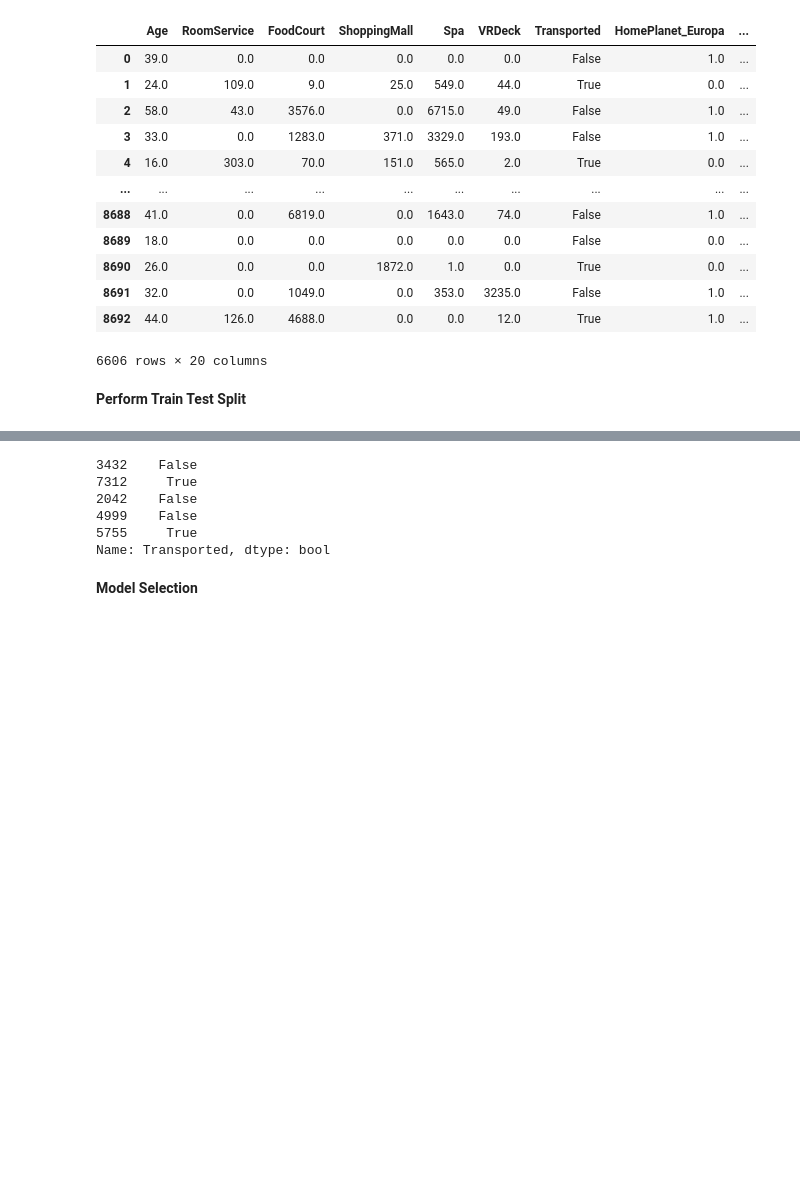
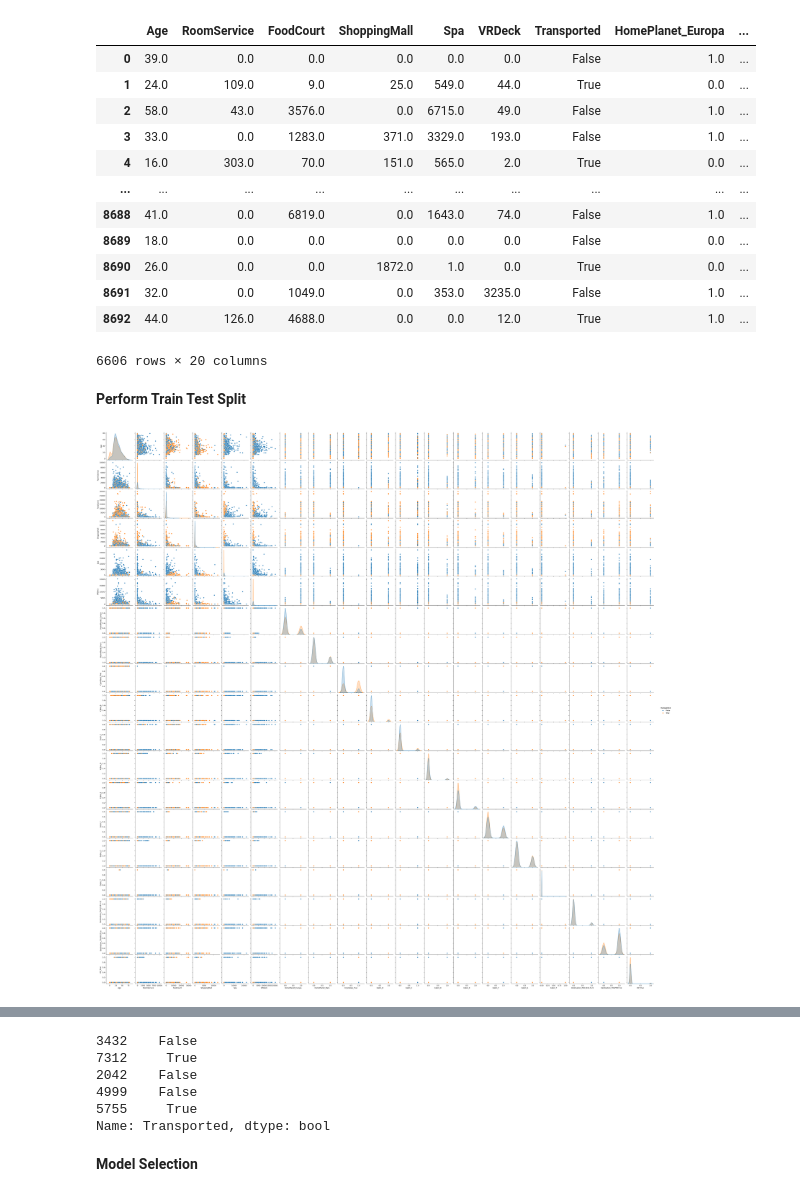
Before and after one commit to data-bootcamp-v4/lab-feature-engineering, a Jupyter notebook: lab-feature_eng.ipynb, the cells around one changed output, grey strips where cells are left out. Drawn from its saved outputs; the diff is of its cells as text; code cells hidden in the pictures; blank space fills up the shorter version.

```diff
--- a/lab-feature_eng.ipynb
+++ b/lab-feature_eng.ipynb
@@ -142,6 +142,13 @@ df
 6606 rows × 20 columns
 # %% [markdown]
 **Perform Train Test Split**
+# %%
+import matplotlib.pyplot as plt
+import seaborn as sns
+sns.pairplot(df, hue="Transported")
+plt.show()
+# %% [output]
+[figure, added]
 # %%
 X = df.select_dtypes
 y = df['Transported']
```
